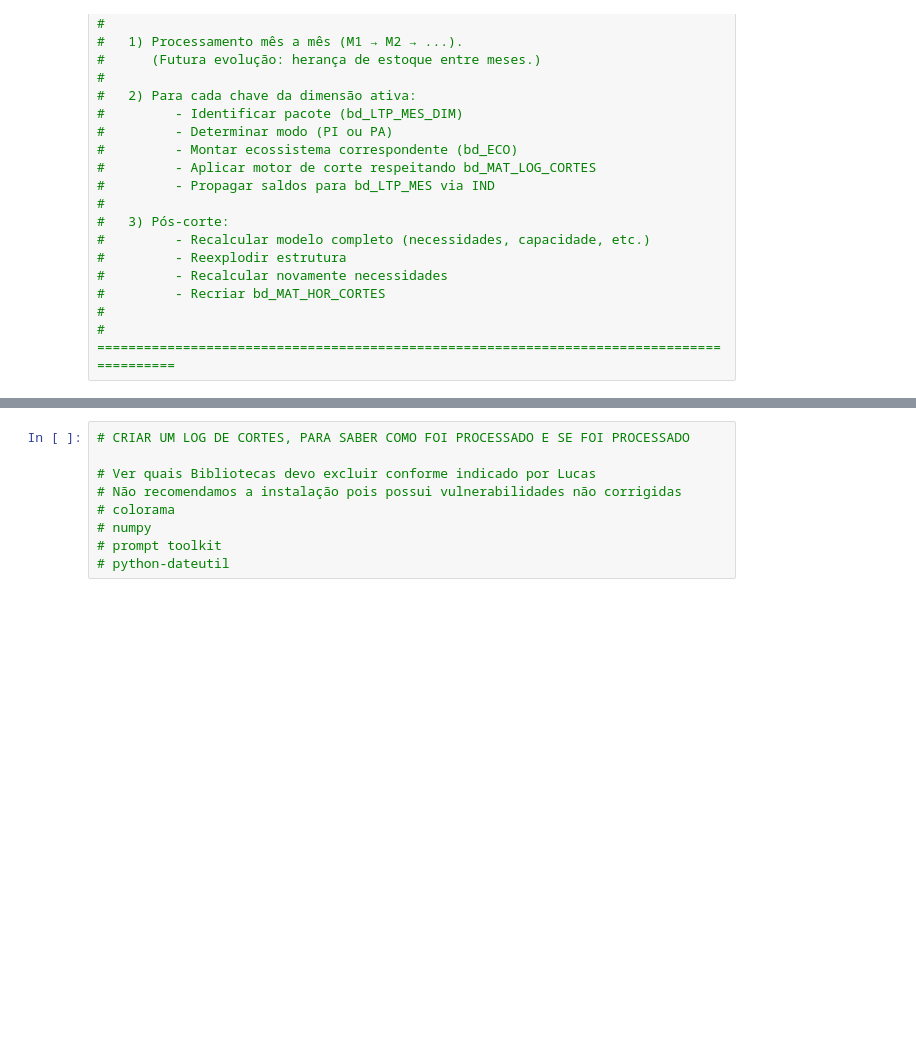
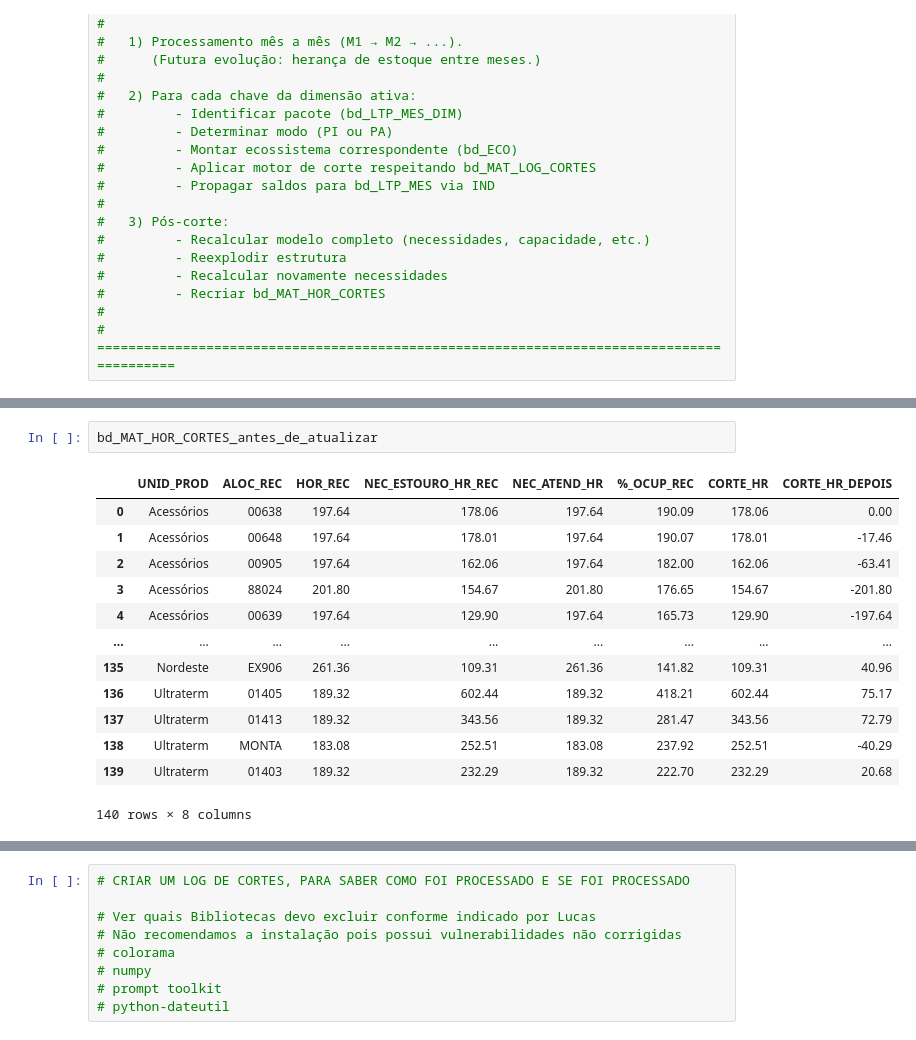
Before and after one commit to OtavioBedin/LTP, a Jupyter notebook: 00_SCRIPTS/01_PROCESSAR_LTP.ipynb, the cells around one changed output, grey strips where cells are left out. Cells and saved outputs as stored; diff of their text form; blank space fills up the shorter version.

```diff
--- a/00_SCRIPTS/01_PROCESSAR_LTP.ipynb
+++ b/00_SCRIPTS/01_PROCESSAR_LTP.ipynb
@@ -1593,0 +1623,16 @@ KeyError: 'RASTREABILIDADE'
+# %%
+bd_MAT_HOR_CORTES_antes_de_atualizar
+# %% [output]
+|  | UNID_PROD | ALOC_REC | HOR_REC | NEC_ESTOURO_HR_REC | NEC_ATEND_HR | %_OCUP_REC | CORTE_HR | CORTE_HR_DEPOIS |
+| 0 | Acessórios | 00638 | 197.64 | 178.06 | 197.64 | 190.09 | 178.06 | 0.00 |
+| 1 | Acessórios | 00648 | 197.64 | 178.01 | 197.64 | 190.07 | 178.01 | -17.46 |
+| 2 | Acessórios | 00905 | 197.64 | 162.06 | 197.64 | 182.00 | 162.06 | -63.41 |
+| 3 | Acessórios | 88024 | 201.80 | 154.67 | 201.80 | 176.65 | 154.67 | -201.80 |
+| 4 | Acessórios | 00639 | 197.64 | 129.90 | 197.64 | 165.73 | 129.90 | -197.64 |
+| ... | ... | ... | ... | ... | ... | ... | ... | ... |
+| 135 | Nordeste | EX906 | 261.36 | 109.31 | 261.36 | 141.82 | 109.31 | 40.96 |
+| 136 | Ultraterm | 01405 | 189.32 | 602.44 | 189.32 | 418.21 | 602.44 | 75.17 |
+| 137 | Ultraterm | 01413 | 189.32 | 343.56 | 189.32 | 281.47 | 343.56 | 72.79 |
+| 138 | Ultraterm | MONTA | 183.08 | 252.51 | 183.08 | 237.92 | 252.51 | -40.29 |
+| 139 | Ultraterm | 01403 | 189.32 | 232.29 | 189.32 | 222.70 | 232.29 | 20.68 |
+140 rows × 8 columns
```
Also changed, not shown: parts of 8 cells of this notebook.
